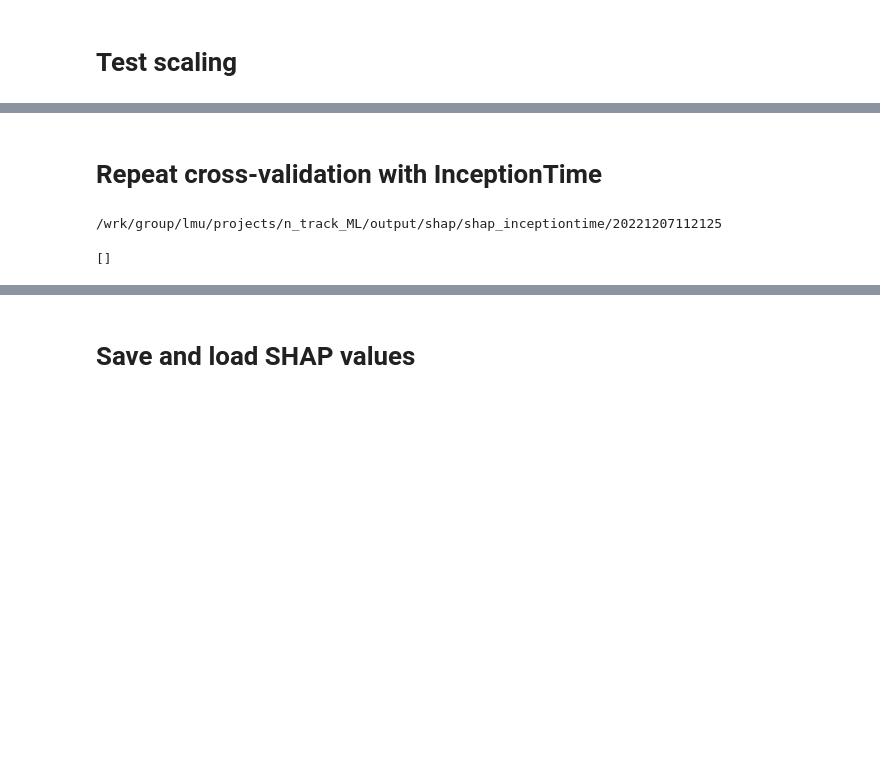
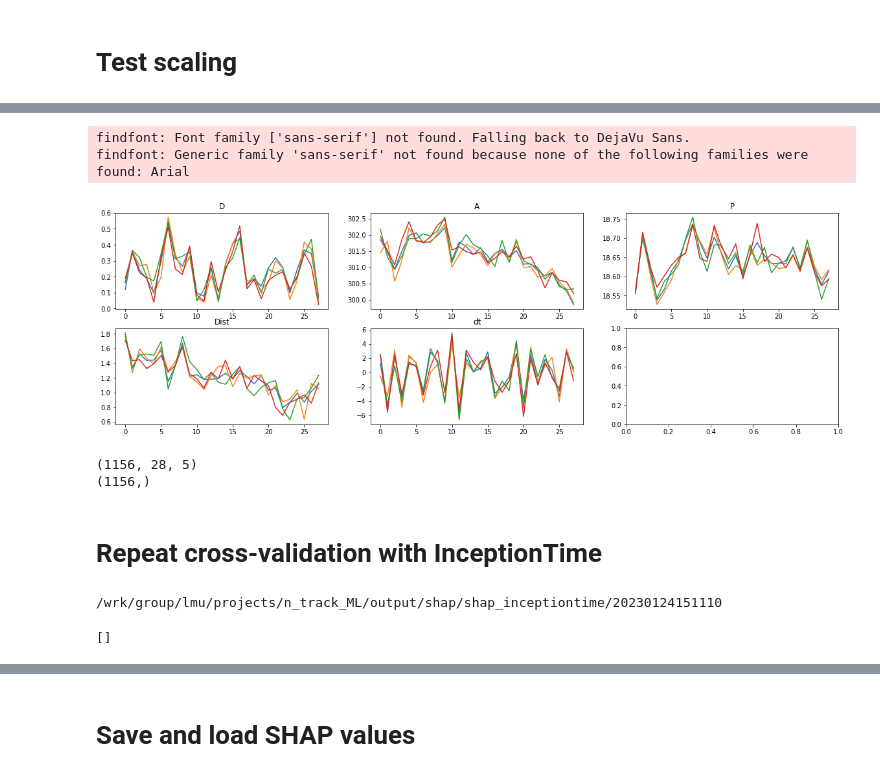
Before and after one commit to hajaalin/n_track_ML, a Jupyter notebook: scripts/tsc/test_inceptiontime.ipynb, the cells around one changed output, grey strips where cells are left out. Saved outputs shown, nothing was run; the diff lists cells and outputs as text; code cells hidden in the pictures; blank space fills up the shorter version.

```diff
--- a/scripts/tsc/test_inceptiontime.ipynb
+++ b/scripts/tsc/test_inceptiontime.ipynb
@@ -192,11 +259,48 @@ plt.plot(X_scaled[2,:,2])
+# %%
+# instance
+k = 0
+# feature
+f = 0
+
+nrows = 2
+ncols = 3
+fig, axs = plt.subplots(nrows, ncols)
+fig.set_size_inches(20,6)
+
+nsubs = len(features) - 2
+for r in range(nrows):
+    for c in range(ncols):
+        f = r*ncols + c
+        if f >= X_aug.shape[2]:
+            continue
+        # the original time series
+        axs[r,c].plot(X[k,:,f])
+        axs[r,c].set_title(features[f])
+        for i in range(m):
+            # augmentations
+            axs[r,c].plot(X_aug[k+i,:,f])
+# %% [output]
+findfont: Font family ['sans-serif'] not found. Falling back to DejaVu Sans.
+findfont: Generic family 'sans-serif' not found because none of the following families were found: Arial
+[figure, added]
+# %%
+X2 = np.append(X, X_aug, axis=0)
+y2 = np.append(y, y_aug, axis=0)
+print(X2.shape)
+print(y2.shape)
+# %% [output]
+(1156, 28, 5)
+(1156,)
 # %% [markdown]
 # Repeat cross-validation with InceptionTime
 # %%
 # parameters
 use_bottleneck=True
 kernel_size = 20
+kernels = [3,8,17]
 epochs = 20
-repeats = 2
+repeats = 1
+augment_data = False
 job_name = "shap_inceptiontime"
 job_id = "1"
 now = datetime.now().strftime("%Y%m%d%H%M%S")
@@ -215,6 +319,6 @@ print(output_shap)
 !ls $output_shap
 os.listdir(output_shap)
 # %% [output]
-/wrk/group/lmu/projects/n_track_ML/output/shap/shap_inceptiontime/20221207112125
+/wrk/group/lmu/projects/n_track_ML/output/shap/shap_inceptiontime/20230124151110
 []
 # %%
```
Also changed, not shown: parts of 21 cells of this notebook.
